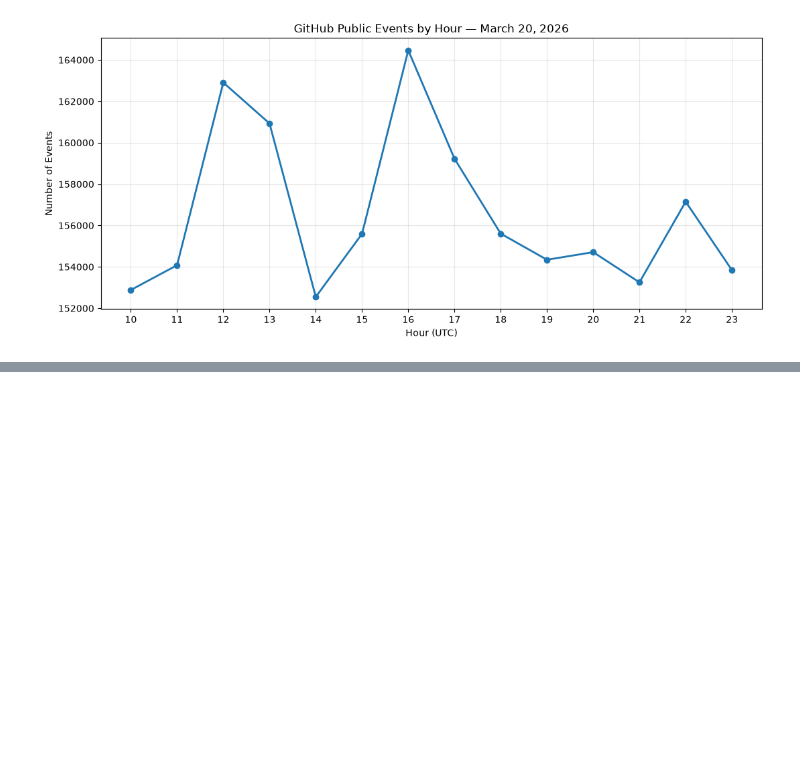
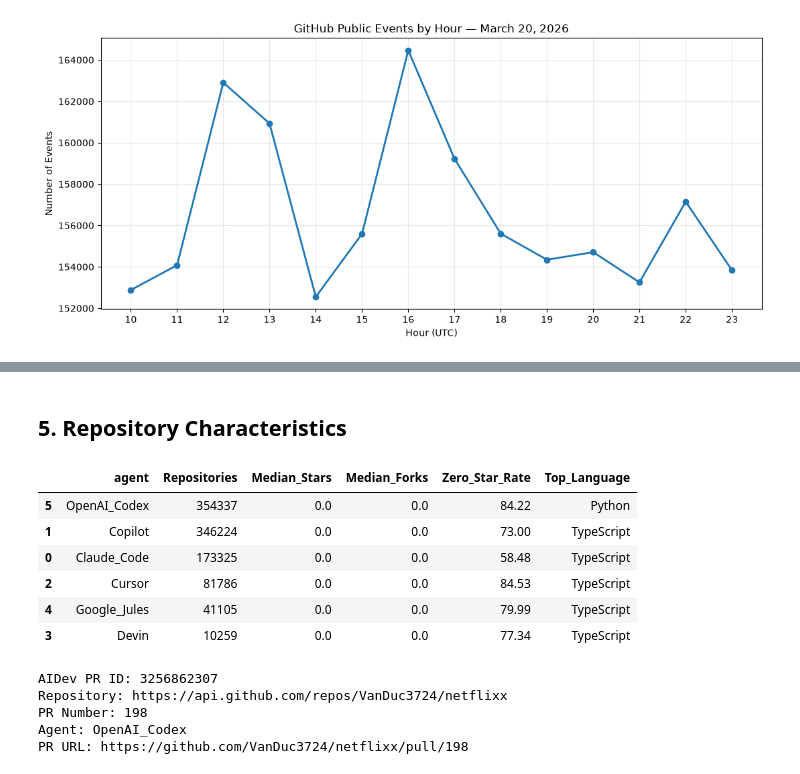
Before and after one commit to Huabxyz/github-learning, a Jupyter notebook: GHArchive_AIDev_Exploration.ipynb, the cells around one changed output, grey strips where cells are left out. Drawn from its saved outputs; the diff is of its cells as text; code cells hidden in the pictures; blank space fills up the shorter version.

```diff
--- a/GHArchive_AIDev_Exploration.ipynb
+++ b/GHArchive_AIDev_Exploration.ipynb
@@ -377,0 +819,74 @@ plt.show()
+# %% [markdown]
+## 5. Repository Characteristics
+# %%
+# Step 12: Repository characteristics by AI Agent
+
+summary = (
+    df_merged.groupby("agent")
+    .agg(
+        Repositories=("repo_id", "nunique"),
+        Median_Stars=("stars", "median"),
+        Median_Forks=("forks", "median"),
+        Zero_Star_Rate=("stars", lambda x: (x == 0).mean() * 100)
+    )
+    .reset_index()
+)
+
+# Most common language for each agent
+top_languages = (
+    df_merged.dropna(subset=["language"])
+    .groupby("agent")["language"]
+    .agg(lambda x: x.value_counts().index[0] if len(x) else None)
+    .reset_index(name="Top_Language")
+)
+
+summary = summary.merge(
+    top_languages,
+    on="agent",
+    how="left"
+)
+
+summary["Zero_Star_Rate"] = summary["Zero_Star_Rate"].round(2)
+
+display(
+    summary.sort_values("Repositories", ascending=False)
+)
+# %% [output]
+|  | agent | Repositories | Median_Stars | Median_Forks | Zero_Star_Rate | Top_Language |
+| 5 | OpenAI_Codex | 354337 | 0.0 | 0.0 | 84.22 | Python |
+| 1 | Copilot | 346224 | 0.0 | 0.0 | 73.00 | TypeScript |
+| 0 | Claude_Code | 173325 | 0.0 | 0.0 | 58.48 | TypeScript |
+| 2 | Cursor | 81786 | 0.0 | 0.0 | 84.53 | TypeScript |
+| 4 | Google_Jules | 41105 | 0.0 | 0.0 | 79.99 | TypeScript |
+| 3 | Devin | 10259 | 0.0 | 0.0 | 77.34 | TypeScript |
+# %%
+import requests
+import pandas as pd
+
+# 获取一条真实的 AIDev PR
+url = "https://datasets-server.huggingface.co/rows"
+
+params = {
+    "dataset": "hao-li/AIDev",
+    "config": "all_pull_request",
+    "split": "train",
+    "offset": 0,
+    "length": 1
+}
+
+response = requests.get(url, params=params, timeout=30)
+response.raise_for_status()
+
+sample_pr = response.json()["rows"][0]["row"]
+
+print("AIDev PR ID:", sample_pr["id"])
+print("Repository:", sample_pr["repo_url"])
+print("PR Number:", sample_pr["number"])
+print("Agent:", sample_pr["agent"])
+print("PR URL:", sample_pr["html_url"])
+# %% [output]
+AIDev PR ID: 3256862307
+Repository: https://api.github.com/repos/VanDuc3724/netflixx
+PR Number: 198
+Agent: OpenAI_Codex
+PR URL: https://github.com/VanDuc3724/netflixx/pull/198
```
Also changed, not shown: parts of 41 cells of this notebook.
